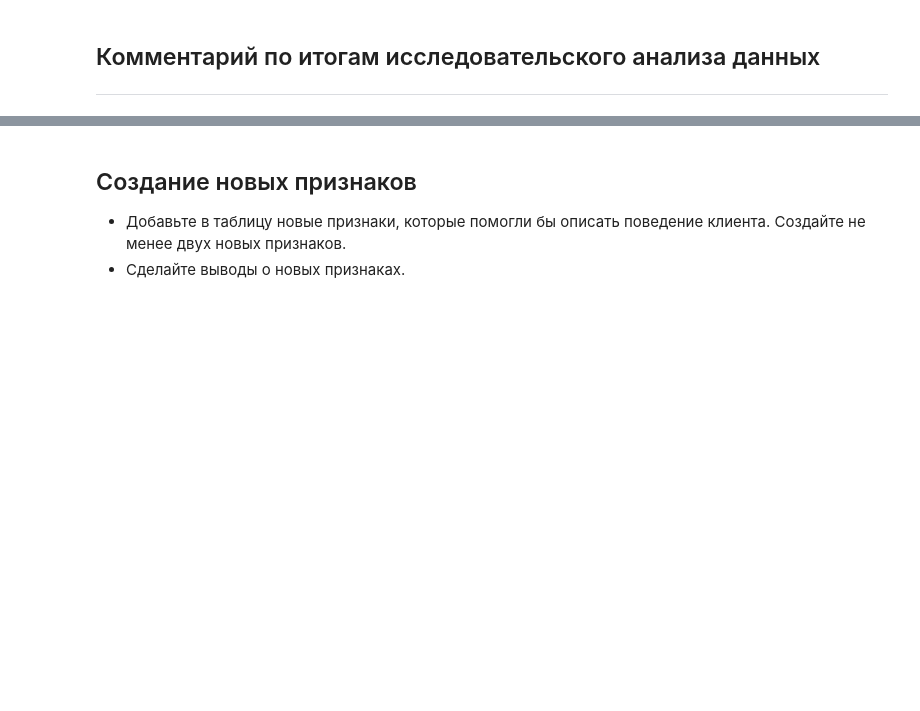
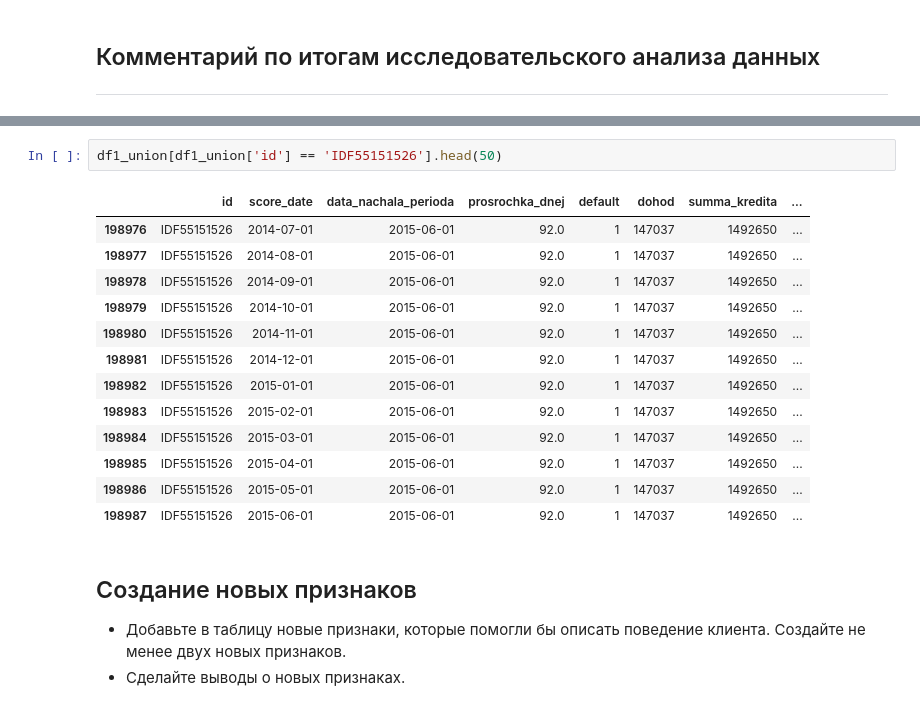
Before and after one commit to TemaQDX/sprint_15_project_behavioral_scoring, a Jupyter notebook: sprint_15_project_behavioral_scoring_Artem_Burov.ipynb, the cells around one changed output, grey strips where cells are left out. Saved outputs shown, nothing was run; the diff lists cells and outputs as text; blank space fills up the shorter version.

```diff
--- a/sprint_15_project_behavioral_scoring_Artem_Burov.ipynb
+++ b/sprint_15_project_behavioral_scoring_Artem_Burov.ipynb
@@ -1450,3 +1484,19 @@ memory usage: 8.8 MB
+# %%
+df1_union[df1_union['id'] == 'IDF55151526'].head(50)
+# %% [output]
+|  | id | score_date | data_nachala_perioda | prosrochka_dnej | default | dohod | summa_kredita | ... |
+| 198976 | IDF55151526 | 2014-07-01 | 2015-06-01 | 92.0 | 1 | 147037 | 1492650 | ... |
+| 198977 | IDF55151526 | 2014-08-01 | 2015-06-01 | 92.0 | 1 | 147037 | 1492650 | ... |
+| 198978 | IDF55151526 | 2014-09-01 | 2015-06-01 | 92.0 | 1 | 147037 | 1492650 | ... |
+| 198979 | IDF55151526 | 2014-10-01 | 2015-06-01 | 92.0 | 1 | 147037 | 1492650 | ... |
+| 198980 | IDF55151526 | 2014-11-01 | 2015-06-01 | 92.0 | 1 | 147037 | 1492650 | ... |
+| 198981 | IDF55151526 | 2014-12-01 | 2015-06-01 | 92.0 | 1 | 147037 | 1492650 | ... |
+| 198982 | IDF55151526 | 2015-01-01 | 2015-06-01 | 92.0 | 1 | 147037 | 1492650 | ... |
+| 198983 | IDF55151526 | 2015-02-01 | 2015-06-01 | 92.0 | 1 | 147037 | 1492650 | ... |
+| 198984 | IDF55151526 | 2015-03-01 | 2015-06-01 | 92.0 | 1 | 147037 | 1492650 | ... |
+| 198985 | IDF55151526 | 2015-04-01 | 2015-06-01 | 92.0 | 1 | 147037 | 1492650 | ... |
+| 198986 | IDF55151526 | 2015-05-01 | 2015-06-01 | 92.0 | 1 | 147037 | 1492650 | ... |
+| 198987 | IDF55151526 | 2015-06-01 | 2015-06-01 | 92.0 | 1 | 147037 | 1492650 | ... |
 # %% [markdown]
 ## Создание новых признаков
 
```
Also changed, not shown: parts of 9 cells of this notebook.
